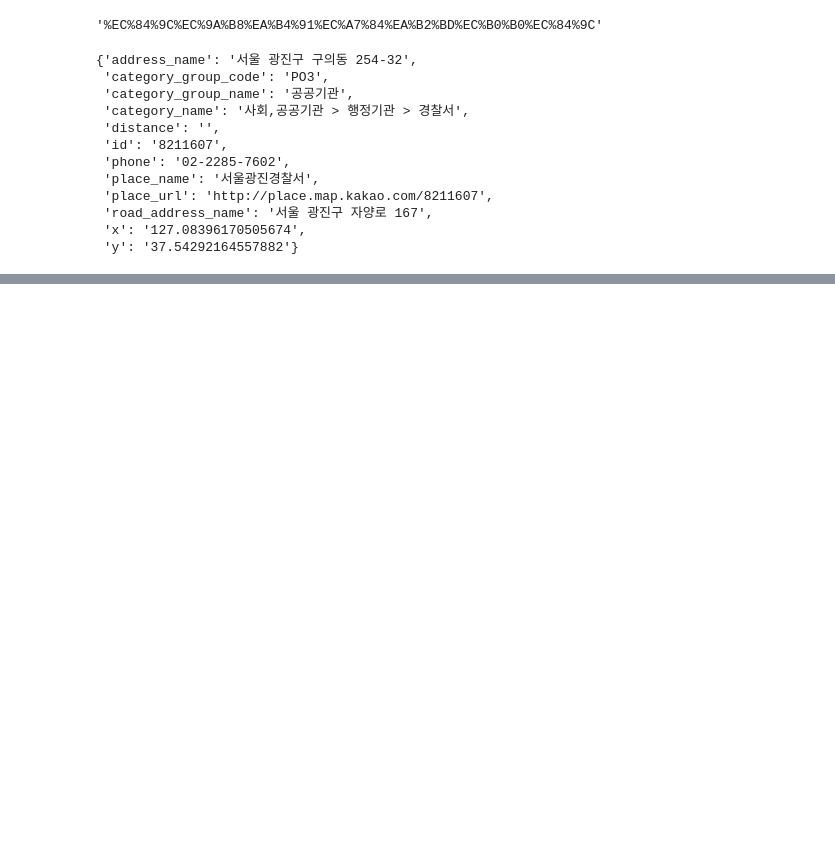
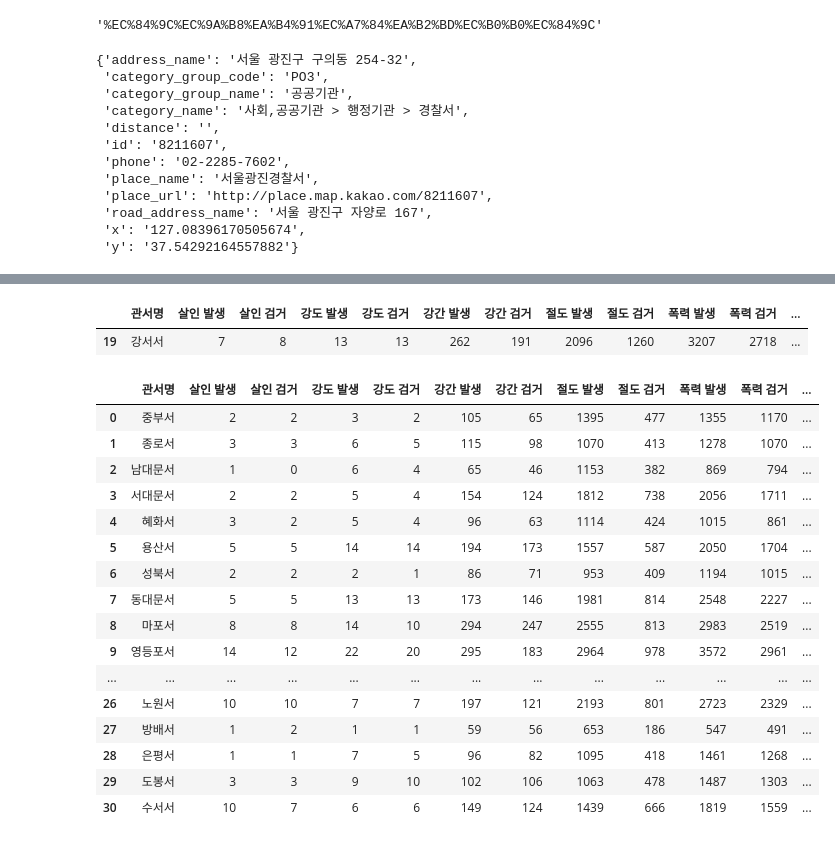
Before and after one commit to Dolarge/bit-python, a Jupyter notebook: #2 판다스를 활용한 데이터 분석/#3 범죄데이터 다루기.ipynb, the cells around one changed output, grey strips where cells are left out. Saved outputs shown, nothing was run; the diff lists cells and outputs as text; code cells hidden in the pictures; blank space fills up the shorter version.

```diff
--- a/#2 판다스를 활용한 데이터 분석/#3 범죄데이터 다루기.ipynb
+++ b/#2 판다스를 활용한 데이터 분석/#3 범죄데이터 다루기.ipynb
@@ -95,0 +106,4 @@ temp_data
+# %%
+station_address = [] # 경찰서의 주소를 모을 리스트
+station_lat = [] # 위도 -> x
+station_lon = [] # 경도 -> y
@@ -95,0 +190,11 @@ temp_data
+# %%
+gu_name = []
+
+for name in station_address:
+    tmp = name.split() # 공백을 기준으로 자른다.
+
+    # 구로 끝나는 부분만 추출할 수 있는 정규식을 만들어서 사용할 수도 있다.
+    tmp_gu = [gu for gu in tmp if gu[-1] == '구'] # 공백을 기준으로 잘린 리스트를 검사해서 끝이 '구'로 끝나는 부분만 리스트에 추가
+    print(tmp_gu[0])
+
+    gu_name.append(tmp_gu[0]) # 구의 이름 추가
@@ -95,0 +221,3 @@ temp_data
+# %%
+crime_anal_police['구별'] = gu_name
+crime_anal_police.head()
@@ -95,0 +251,28 @@ temp_data
+# %%
+# 2020-07-13 기준 서울강서경찰서는 양천구에 임시청사가 있다.
+crime_anal_police.loc[crime_anal_police['관서명']=='강서서']
+# %% [output]
+|  | 관서명 | 살인 발생 | 살인 검거 | 강도 발생 | 강도 검거 | 강간 발생 | 강간 검거 | 절도 발생 | 절도 검거 | 폭력 발생 | 폭력 검거 | ... |
+| 19 | 강서서 | 7 | 8 | 13 | 13 | 262 | 191 | 2096 | 1260 | 3207 | 2718 | ... |
+# %%
+crime_anal_police.loc[crime_anal_police['관서명']=='강서서', '구별'] = '강서구'
+# %%
+crime_anal_police
+# %% [output]
+|  | 관서명 | 살인 발생 | 살인 검거 | 강도 발생 | 강도 검거 | 강간 발생 | 강간 검거 | 절도 발생 | 절도 검거 | 폭력 발생 | 폭력 검거 | ... |
+| 0 | 중부서 | 2 | 2 | 3 | 2 | 105 | 65 | 1395 | 477 | 1355 | 1170 | ... |
+| 1 | 종로서 | 3 | 3 | 6 | 5 | 115 | 98 | 1070 | 413 | 1278 | 1070 | ... |
+| 2 | 남대문서 | 1 | 0 | 6 | 4 | 65 | 46 | 1153 | 382 | 869 | 794 | ... |
+| 3 | 서대문서 | 2 | 2 | 5 | 4 | 154 | 124 | 1812 | 738 | 2056 | 1711 | ... |
+| 4 | 혜화서 | 3 | 2 | 5 | 4 | 96 | 63 | 1114 | 424 | 1015 | 861 | ... |
+| 5 | 용산서 | 5 | 5 | 14 | 14 | 194 | 173 | 1557 | 587 | 2050 | 1704 | ... |
+| 6 | 성북서 | 2 | 2 | 2 | 1 | 86 | 71 | 953 | 409 | 1194 | 1015 | ... |
+| 7 | 동대문서 | 5 | 5 | 13 | 13 | 173 | 146 | 1981 | 814 | 2548 | 2227 | ... |
+| 8 | 마포서 | 8 | 8 | 14 | 10 | 294 | 247 | 2555 | 813 | 2983 | 2519 | ... |
+| 9 | 영등포서 | 14 | 12 | 22 | 20 | 295 | 183 | 2964 | 978 | 3572 | 2961 | ... |
+| ... | ... | ... | ... | ... | ... | ... | ... | ... | ... | ... | ... | ... |
+| 26 | 노원서 | 10 | 10 | 7 | 7 | 197 | 121 | 2193 | 801 | 2723 | 2329 | ... |
+| 27 | 방배서 | 1 | 2 | 1 | 1 | 59 | 56 | 653 | 186 | 547 | 491 | ... |
+| 28 | 은평서 | 1 | 1 | 7 | 5 | 96 | 82 | 1095 | 418 | 1461 | 1268 | ... |
+| 29 | 도봉서 | 3 | 3 | 9 | 10 | 102 | 106 | 1063 | 478 | 1487 | 1303 | ... |
+| 30 | 수서서 | 10 | 7 | 6 | 6 | 149 | 124 | 1439 | 666 | 1819 | 1559 | ... |
```
Also changed, not shown: parts of 15 cells of this notebook, 1 other file.
